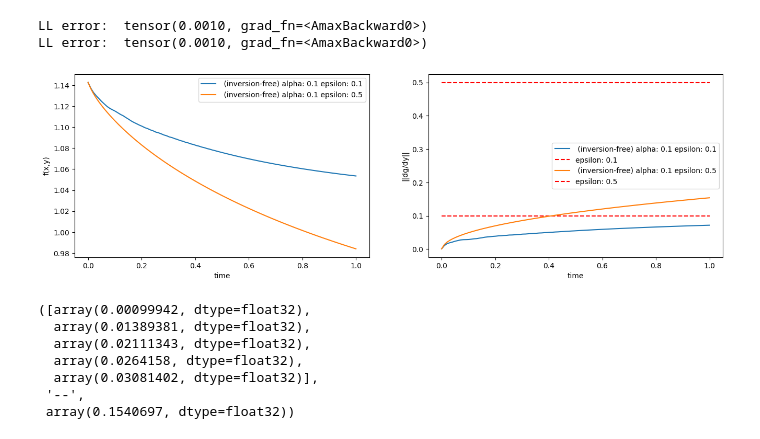
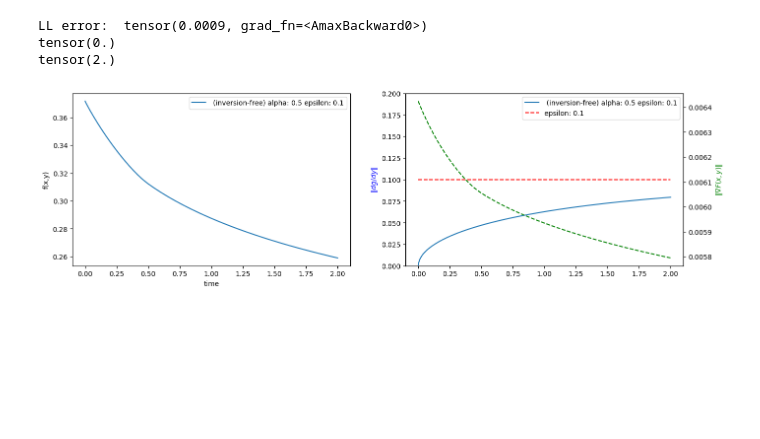
Before and after one commit to o4lc/SGF-BLO, a Jupyter notebook: continous.ipynb, the cells around one changed output. Drawn from its saved outputs; the diff is of its cells as text; code cells hidden in the pictures; blank space fills up the shorter version.

```diff
--- a/continous.ipynb
+++ b/continous.ipynb
@@ -79,6 +80,6 @@ def calc_derivatives(x, y):
 # %%
 def solveLL(x):
-    y = torch.randn((dim, 1), requires_grad=True, dtype=torch.float32)
+    y = torch.randn((dimY, 1), requires_grad=True, dtype=torch.float32)
     lr = 1e-1
     while True:
         dfdx, dfdy, dgdx, dgdy, dgdyy, dgdyx = calc_derivatives(x, y)
@@ -91,8 +92,10 @@ def solveLL(x):
 
 # Define the system of ODEs
 def system(t, variables):
+    if np.allclose(t % 1, 0):
+        print(t)
     mu = 0.01
-    x, y = variables[:dim], variables[dim:]
+    x, y = variables[:dimX], variables[dimX:]
     global dxdt #Because its previous value is required in ProjectMethod 1
 
     dfdx, dfdy, dgdx, dgdy, dgdyy, dgdyx = calc_derivatives(x, y)
@@ -112,15 +115,14 @@ def system(t, variables):
                 b = 2 * dgdyy @ dgdy
                 c = -alpha * (torch.linalg.norm(dgdy, 2)**2 - epsilon**2)
                 ab = torch.cat((a, b), 0)
-                abeta = torch.cat((a, b/eta), 0)
 
                 tot = torch.cat((dfdx, dfdy), 0)
                 # tot = torch.cat((dfdx, dgdy), 0)
-                d = abeta * torch.maximum(torch.Tensor([0]), -ab.T @ tot - c) / (torch.linalg.norm(a, 2)**2 + torch.linalg.norm(b, 2)**2 / eta)
+                d = ab * torch.maximum(torch.Tensor([0]), -ab.T @ tot - c) / (torch.linalg.norm(a, 2)**2 + torch.linalg.norm(b, 2)**2)
                 dtotdt = -tot - d
-                dxdt = dtotdt[:dim]; dydt = dtotdt[dim:]
+                dxdt = dtotdt[:dimX]; dydt = dtotdt[dimX:]
 
-            if torch.linalg.norm(dgdy, 2) > epsilon:
+            if torch.linalg.norm(dgdy, 2) > epsilon and not torch.allclose(torch.linalg.norm(dgdy, 2), torch.Tensor([epsilon])):
                     print('t=',t, '-', torch.linalg.norm(dgdy, 2), epsilon)
         else:
             gHessianInv = dgdyy.inverse()
@@ -131,59 +133,52 @@ def system(t, variables):
 # %%
 plt.figure(figsize=(16, 10))
 # (False, None, None),
-# (inversionFree, eta, alpha)
-for (inversionFree, eta, alpha) in [(True, 1, 0.1)]:
-    for epsilon in [0.1, 0.5]:
+for (inversionFree, alpha) in [(True, 0.5)]:
+    for epsilon in [0.1]:
         torch.manual_seed(0)
-        x = torch.randn((dim, 1), requires_grad=True, dtype=torch.float32)
+        x = torch.randn((dimX, 1), requires_grad=True, dtype=torch.float32)
         y = solveLL(x)
         #
         dfdx, dfdy, dgdx, dgdy, dgdyy, dgdyx = calc_derivatives(x, y)
         print('LL error: ', torch.linalg.norm(dgdy, 2))
         # Time points where the solution is computed
-        t = torch.linspace(0, 1, 100)
+        t = torch.linspace(0, 2, 500)
 
         # Solve the system of ODEs
         initial_conditions = torch.cat((x, y), 0)
-        dxdt = torch.zeros((dim, 1))
+        dxdt = torch.zeros((dimX, 1))
         solution = torchdiffeq.odeint(system, initial_conditions, t, method='rk4')
 
-        lossF, lossG, LLerror = [], [], []
+        lossF, lossG, lossF2 = [], [], []
         for i in range(len(solution)):
-            lossF.append(f(solution[i, :dim], solution[i, dim:])[0].detach().numpy())
-            __, __, __, dgdy, __, __ = calc_derivatives(solution[i, :dim], solution[i, dim:])
+            lossF.append(f(solution[i, :dimX], solution[i, dimX:])[0].detach().numpy())
+            dfdx, dfdy, dgdx, dgdy, dgdyy, dgdyx = calc_derivatives(solution[i, :dimX], solution[i, dimX:])
             lossG.append(torch.linalg.norm(dgdy).detach().numpy())
+            lossF2.append(torch.linalg.norm(dfdx - dgdyx.T @ dgdyy.inverse() @ dfdy).detach().numpy())
 
         plt.subplot(2, 2, (1 if inversionFree else 3))
         plt.plot(t, lossF, label= (' (inversion-free)' if inversionFree else ' Second-order') +\
                         (' alpha: ' + str(alpha) + ' epsilon: ' + str(epsilon)))
-                        # (' Projection method 1' if projectionMethod == 1 else ' Projection method 2'))
         plt.legend()
         plt.xlabel('time')
         plt.ylabel('f(x,y)')
         # -----------------------------------------------------
-        plt.subplot(2, 2, 1 * (1 if inversionFree else 3) + 1)
-        plt.plot(t, lossG, label=(' (inversion-free)' if inversionFree else ' Second-order') +\
+        ax1 = plt.subplot(2, 2, 1 * (1 if inversionFree else 3) + 1)
+        ax2 = ax1.twinx()
+        ax1.plot(t, lossG, label=(' (inversion-free)' if inversionFree else ' Second-order') +\
                         (' alpha: ' + str(alpha) + ' epsilon: ' + str(epsilon)))
-                        # (' Projection method 1' if projectionMethod == 1 else ' Projection method 2'))
-        plt.plot(t, [epsilon] * len(t), 'r--', label='epsilon: ' + str(epsilon))
-        plt.legend()
+        ax1.plot(t, [epsilon] * len(t), 'r--', label='epsilon: ' + str(epsilon))
+        ax2.plot(t, lossF2, 'g--', label=r'$\|df/dx\|$')
+        ax1.legend()
         plt.xlabel('time')
-        plt.ylabel('||dg/dy||')
+        ax1.set_ylabel(r'$\|dg/dy\|$', color='blue')
+        ax1.set_ylim([0, 2 * epsilon])
+        ax2.set_ylabel(r'$\|\nabla F(x,y)\|$', color='green')
 
 
 plt.show()
 # %% [output]
-LL error:  tensor(0.0010, grad_fn=<AmaxBackward0>)
-LL error:  tensor(0.0010, grad_fn=<AmaxBackward0>)
+LL error:  tensor(0.0009, grad_fn=<AmaxBackward0>)
+tensor(0.)
+tensor(2.)
-[figure, old version]
+[figure, new version]
-# %%
-lossG[:5], '--', lossG[-1]
-# %% [output]
-([array(0.00099942, dtype=float32),
-  array(0.01389381, dtype=float32),
-  array(0.02111343, dtype=float32),
-  array(0.0264158, dtype=float32),
-  array(0.03081402, dtype=float32)],
- '--',
- array(0.1540697, dtype=float32))
```
Also changed, not shown: parts of 5 cells of this notebook, 27 other files.
